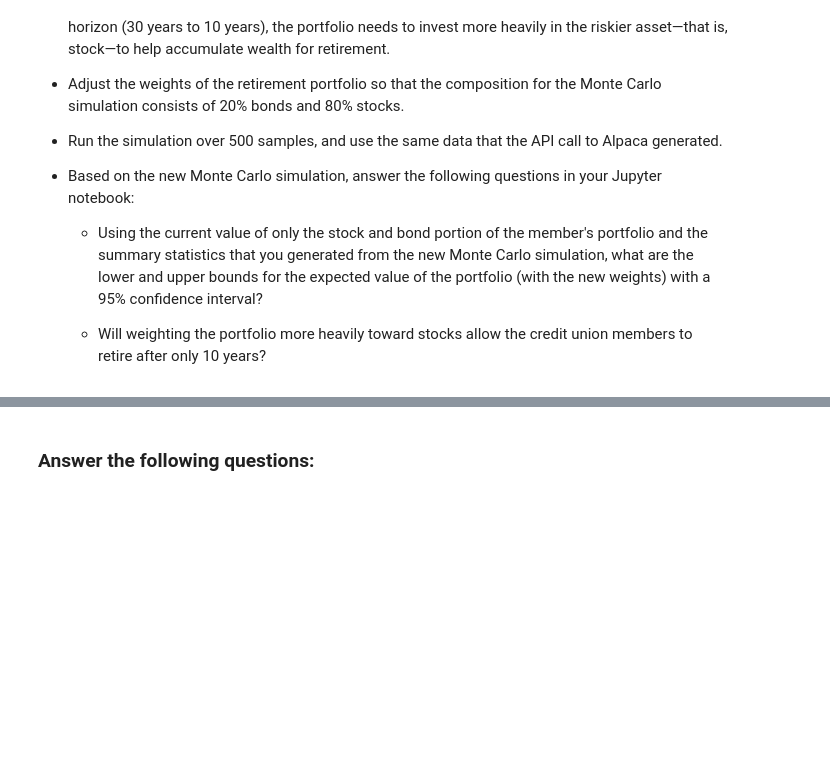
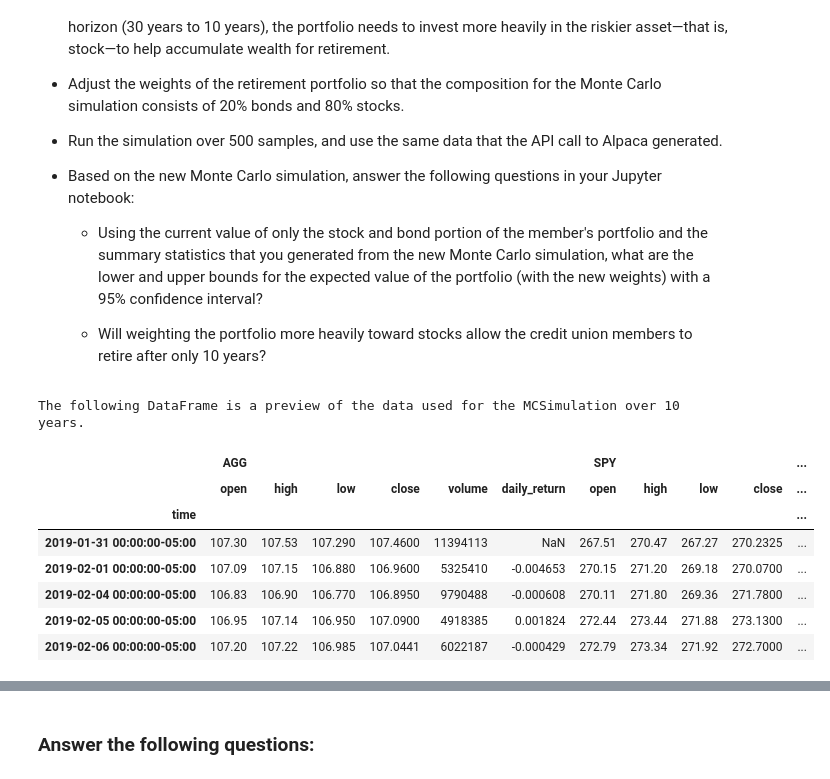
Before and after one commit to davidlp94/05_DLP_Financial_Planning_Tools, a Jupyter notebook: financial_planning_tools.ipynb, the cells around one changed output, grey strips where cells are left out. Drawn from its saved outputs; the diff is of its cells as text; code cells hidden in the pictures; blank space fills up the shorter version.

```diff
--- a/financial_planning_tools.ipynb
+++ b/financial_planning_tools.ipynb
@@ -642,10 +648,26 @@ For this new Monte Carlo simulation, do the following:
 # %%
 # Configure a Monte Carlo simulation to forecast 10 years cumulative returns
 # The weights should be split 20% to AGG and 80% to SPY.
 # Run 500 samples.
-# YOUR CODE HERE
+MC_10year = MCSimulation(
+    portfolio_data = stock_portfolio_df,
+    weights = [0.20,0.80],
+    num_simulation = 500,
+    num_trading_days = 252*10
+)
 
 # Review the simulation input data
-# YOUR CODE HERE
+print('The following DataFrame is a preview of the data used for the MCSimulation over 10 years.')
+MC_10year.portfolio_data.head()
+# %% [output]
+The following DataFrame is a preview of the data used for the MCSimulation over 10 years.
+|  | AGG |  |  |  |  |  | SPY |  |  |  | ... |
+|  | open | high | low | close | volume | daily_return | open | high | low | close | ... |
+| time |  |  |  |  |  |  |  |  |  |  | ... |
+| 2019-01-31 00:00:00-05:00 | 107.30 | 107.53 | 107.290 | 107.4600 | 11394113 | NaN | 267.51 | 270.47 | 267.27 | 270.2325 | ... |
+| 2019-02-01 00:00:00-05:00 | 107.09 | 107.15 | 106.880 | 106.9600 | 5325410 | -0.004653 | 270.15 | 271.20 | 269.18 | 270.0700 | ... |
+| 2019-02-04 00:00:00-05:00 | 106.83 | 106.90 | 106.770 | 106.8950 | 9790488 | -0.000608 | 270.11 | 271.80 | 269.36 | 271.7800 | ... |
+| 2019-02-05 00:00:00-05:00 | 106.95 | 107.14 | 106.950 | 107.0900 | 4918385 | 0.001824 | 272.44 | 273.44 | 271.88 | 273.1300 | ... |
+| 2019-02-06 00:00:00-05:00 | 107.20 | 107.22 | 106.985 | 107.0441 | 6022187 | -0.000429 | 272.79 | 273.34 | 271.92 | 272.7000 | ... |
 # %%
 # Run the Monte Carlo simulation to forecast 10 years cumulative returns
```
Also changed, not shown: parts of 29 cells of this notebook.
